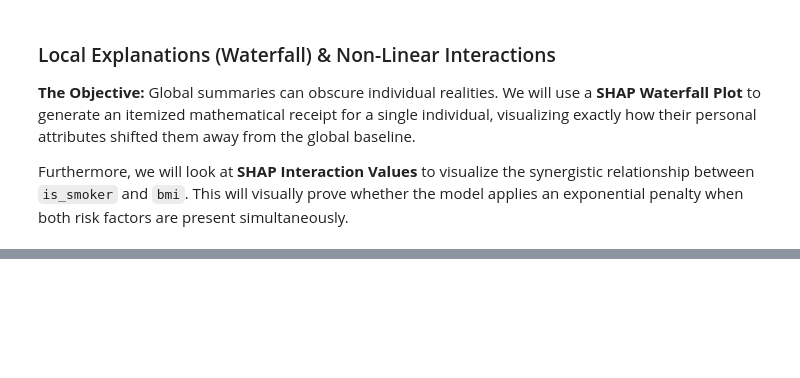
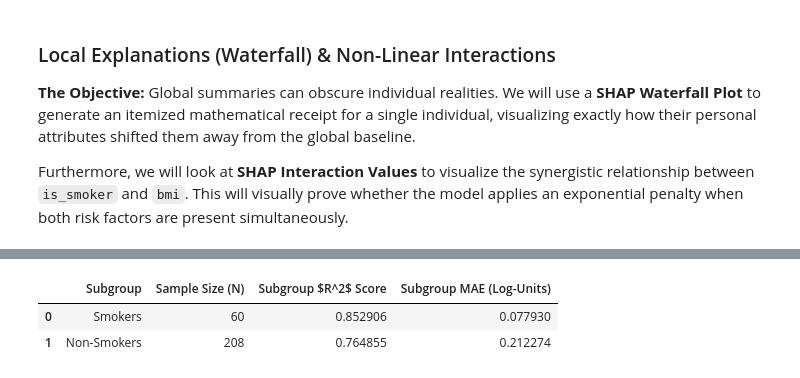
Before and after one commit to khushishahs02/exploratory-data-analysis, a Jupyter notebook: notebooks/03_Modeling.ipynb, the cells around one changed output, grey strips where cells are left out. Saved outputs shown, nothing was run; the diff lists cells and outputs as text; code cells hidden in the pictures; blank space fills up the shorter version.

```diff
--- a/notebooks/03_Modeling.ipynb
+++ b/notebooks/03_Modeling.ipynb
@@ -616,0 +632,25 @@ Text(0.5, 1.0, 'Waterfall plot for 0')
+# %%
+test_df = X_test.copy()
+test_df['true_log_bill'] = y_test
+test_df['predicted_log_bill'] = gb_model.predict(X_test)
+smoker_group = test_df[test_df['is_smoker'] == 1]
+non_smoker_group = test_df[test_df['is_smoker'] == 0]
+subgroup_metrics = []
+
+for name, group in [("Smokers", smoker_group), ("Non-Smokers", non_smoker_group)]:
+    r2 = r2_score(group['true_log_bill'], group['predicted_log_bill'])
+    mae = mean_absolute_error(group['true_log_bill'], group['predicted_log_bill'])
+
+    subgroup_metrics.append({
+        "Subgroup": name,
+        "Sample Size (N)": len(group),
+        "Subgroup R_2 Score": r2,
+        "Subgroup MAE (Log-Units)": mae
+    })
+
+fairness_audit_df = pd.DataFrame(subgroup_metrics)
+fairness_audit_df
+# %% [output]
+|  | Subgroup | Sample Size (N) | Subgroup $R^2$ Score | Subgroup MAE (Log-Units) |
+| 0 | Smokers | 60 | 0.852906 | 0.077930 |
+| 1 | Non-Smokers | 208 | 0.764855 | 0.212274 |
```
Also changed, not shown: parts of 7 cells of this notebook.
